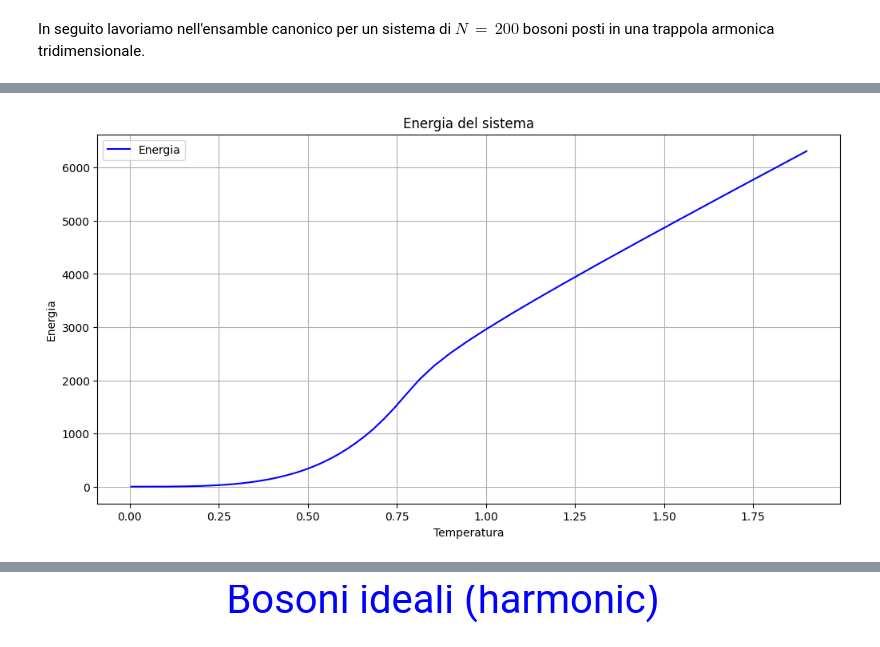
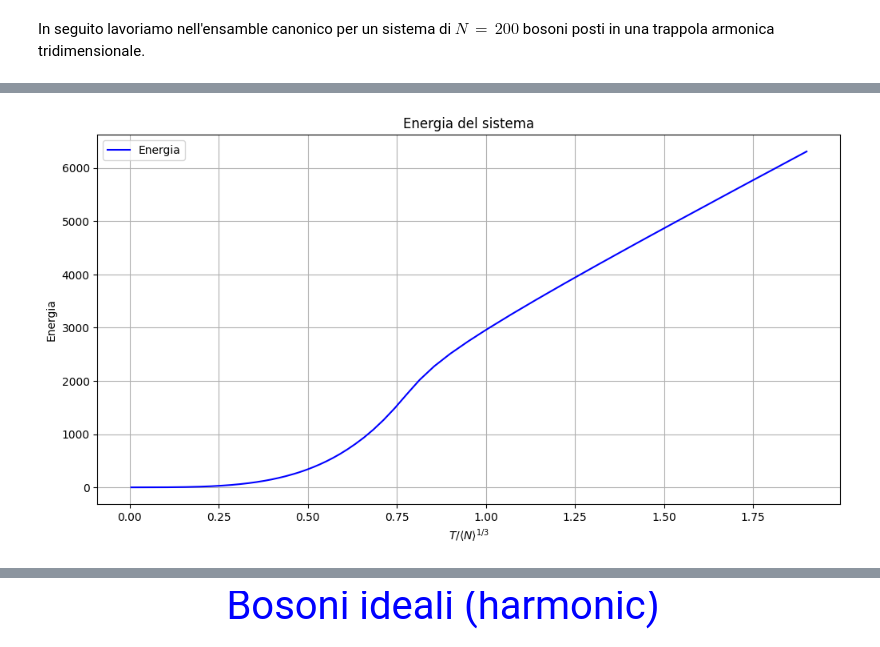
Before and after one commit to Negrini085/FSA, a Jupyter notebook: idealBosons/idealBosons.ipynb, the cells around one changed output, grey strips where cells are left out. Cells and saved outputs as stored; diff of their text form; code cells hidden in the pictures.

```diff
--- a/idealBosons/idealBosons.ipynb
+++ b/idealBosons/idealBosons.ipynb
@@ -118,18 +118,18 @@ plt.show()
 # %%
 plt.figure(figsize=(12,6))
 
 appo = np.loadtxt('canHarmonicRec/osservabili.dat')
 plt.plot(1/(appo[:, 0] * pow(npart, 1/3)), appo[:, 1], color = 'blue', label = 'Energia')
 
-plt.xlabel("Temperatura")
+plt.xlabel(r"$T/\left<N\right>^{1/3}$")
 plt.ylabel(r"Energia")
 plt.title("Energia del sistema")
 
 plt.grid(True)
 plt.legend()
 plt.show()
 # %% [output]
-[figure, old version]
+[figure, new version]
 # %%
 plt.figure(figsize=(12,6))
 
```
Also changed, not shown: parts of 5 cells of this notebook, 2 other files.
